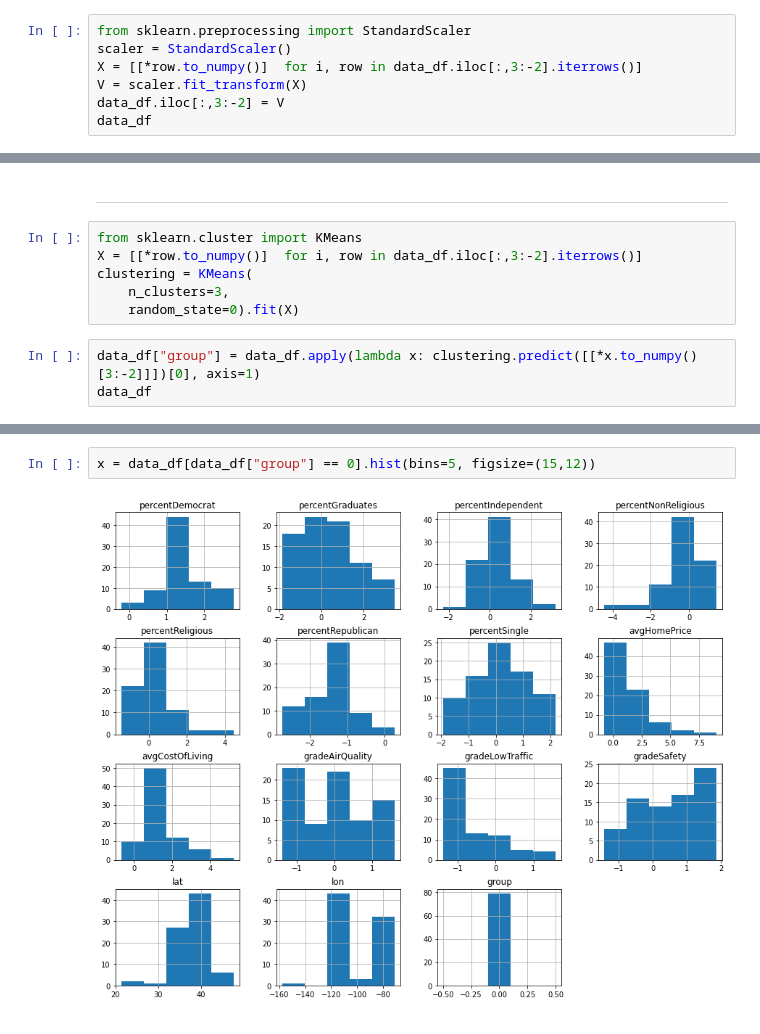
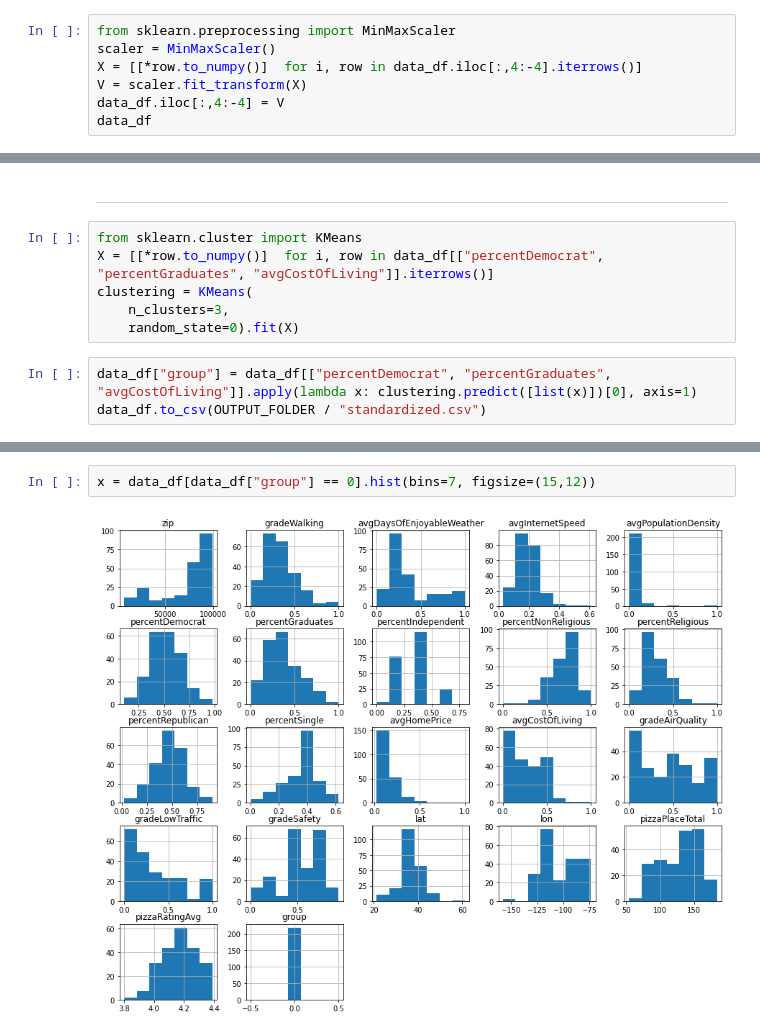
Before and after one commit to RohanSWilkho93/city-search, a Jupyter notebook: clustering.ipynb, the cells around one changed output, grey strips where cells are left out. Drawn from its saved outputs; the diff is of its cells as text.

```diff
--- a/clustering.ipynb
+++ b/clustering.ipynb
@@ -27,8 +27,8 @@ data_df
 # %%
-from sklearn.preprocessing import StandardScaler
-scaler = StandardScaler()
-X = [[*row.to_numpy()]  for i, row in data_df.iloc[:,3:-2].iterrows()]
+from sklearn.preprocessing import MinMaxScaler
+scaler = MinMaxScaler()
+X = [[*row.to_numpy()]  for i, row in data_df.iloc[:,4:-4].iterrows()]
 V = scaler.fit_transform(X)
-data_df.iloc[:,3:-2] = V
+data_df.iloc[:,4:-4] = V
 data_df
 # %% [output]
@@ -49,10 +49,10 @@ data_df
 ----
 # %%
 from sklearn.cluster import KMeans
-X = [[*row.to_numpy()]  for i, row in data_df.iloc[:,3:-2].iterrows()]
+X = [[*row.to_numpy()]  for i, row in data_df[["percentDemocrat", "percentGraduates", "avgCostOfLiving"]].iterrows()]
 clustering = KMeans(
     n_clusters=3,
     random_state=0).fit(X)
 # %%
-data_df["group"] = data_df.apply(lambda x: clustering.predict([[*x.to_numpy()[3:-2]]])[0], axis=1)
-data_df
+data_df["group"] = data_df[["percentDemocrat", "percentGraduates", "avgCostOfLiving"]].apply(lambda x: clustering.predict([list(x)])[0], axis=1)
+data_df.to_csv(OUTPUT_FOLDER / "standardized.csv")
@@ -79,7 +120,7 @@ plt.show()
 # %%
-x = data_df[data_df["group"] == 0].hist(bins=5, figsize=(15,12))
+x = data_df[data_df["group"] == 0].hist(bins=7, figsize=(15,12))
 # %% [output]
-[figure, old version]
+[figure, new version]
 # %%
 x = data_df[data_df["group"] == 1].hist(bins=5, figsize=(15,12))
 # %% [output]
```
Also changed, not shown: parts of 9 cells of this notebook, 4 other files.
